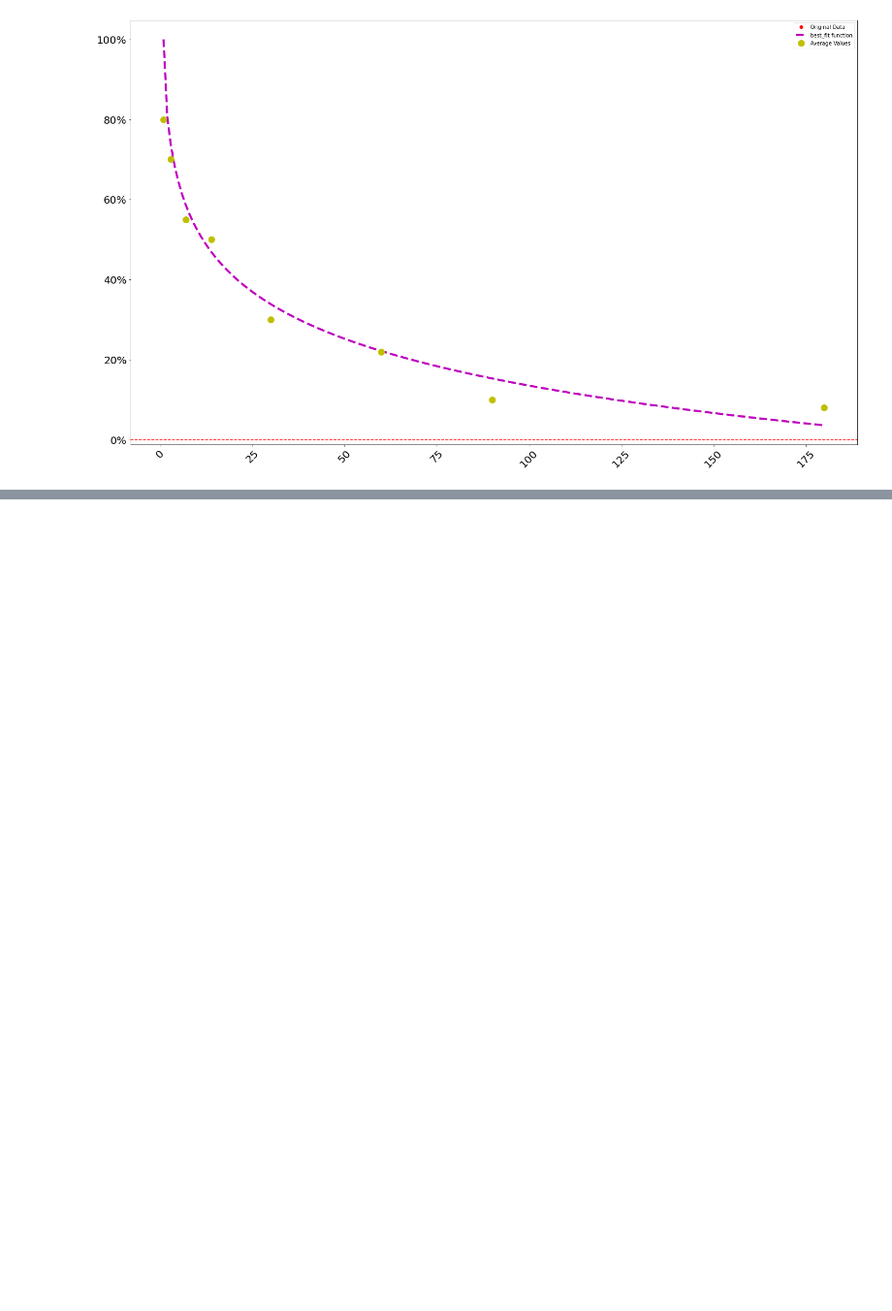
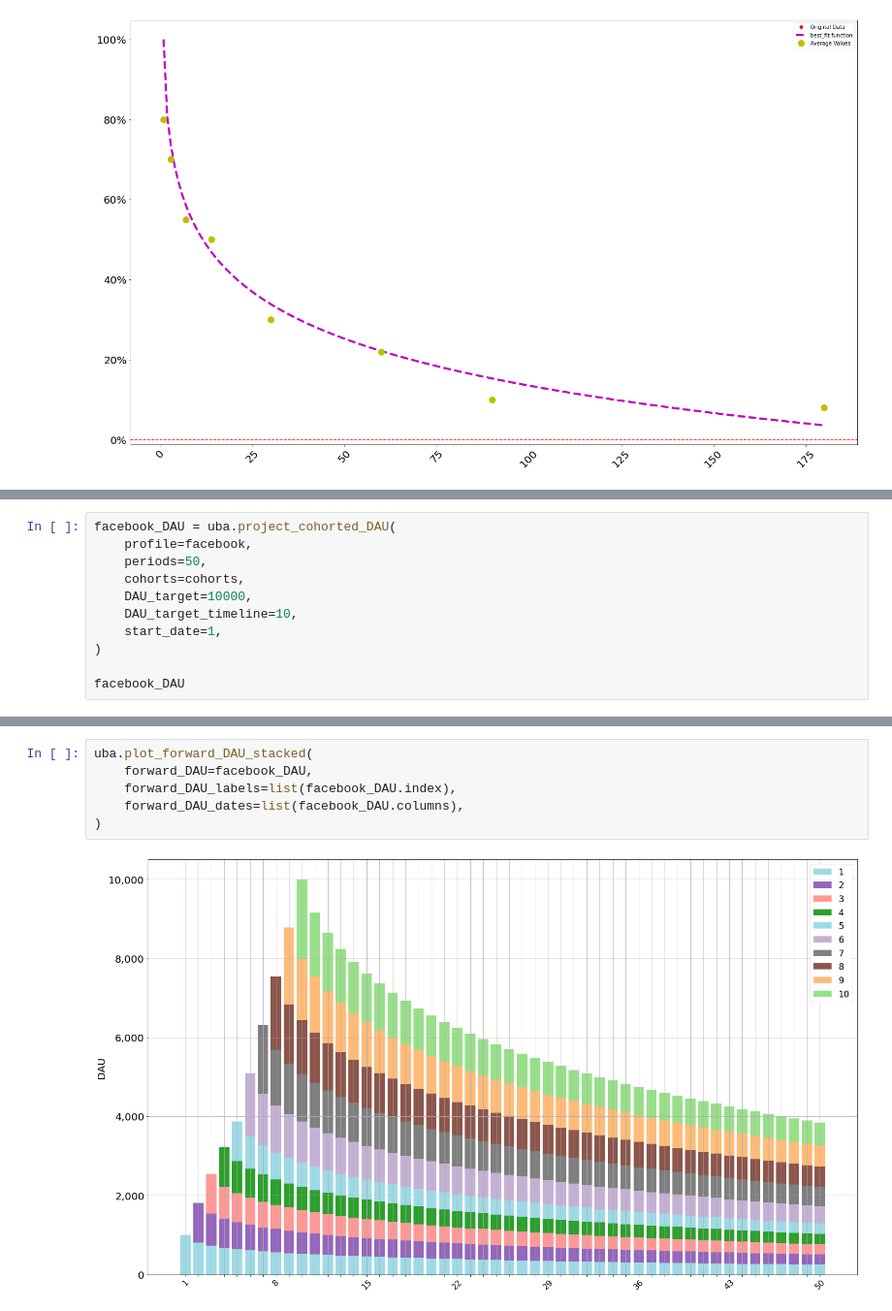
Before and after one commit to ds-wook/pyuba, a Jupyter notebook: examples.ipynb, the cells around one changed output, grey strips where cells are left out. Shown at 97% size. Cells and saved outputs as stored; diff of their text form; blank space fills up the shorter version.

```diff
--- a/examples.ipynb
+++ b/examples.ipynb
@@ -38,0 +38,11 @@ cohort_date                ...
+# %%
+facebook_DAU = uba.project_cohorted_DAU(
+    profile=facebook,
+    periods=50,
+    cohorts=cohorts,
+    DAU_target=10000,
+    DAU_target_timeline=10,
+    start_date=1,
+)
+
+facebook_DAU
@@ -38,0 +72,8 @@ cohort_date                ...
+# %%
+uba.plot_forward_DAU_stacked(
+    forward_DAU=facebook_DAU,
+    forward_DAU_labels=list(facebook_DAU.index),
+    forward_DAU_dates=list(facebook_DAU.columns),
+)
+# %% [output]
+[figure, added]
```
Also changed, not shown: parts of 6 cells of this notebook, 3 other files.
